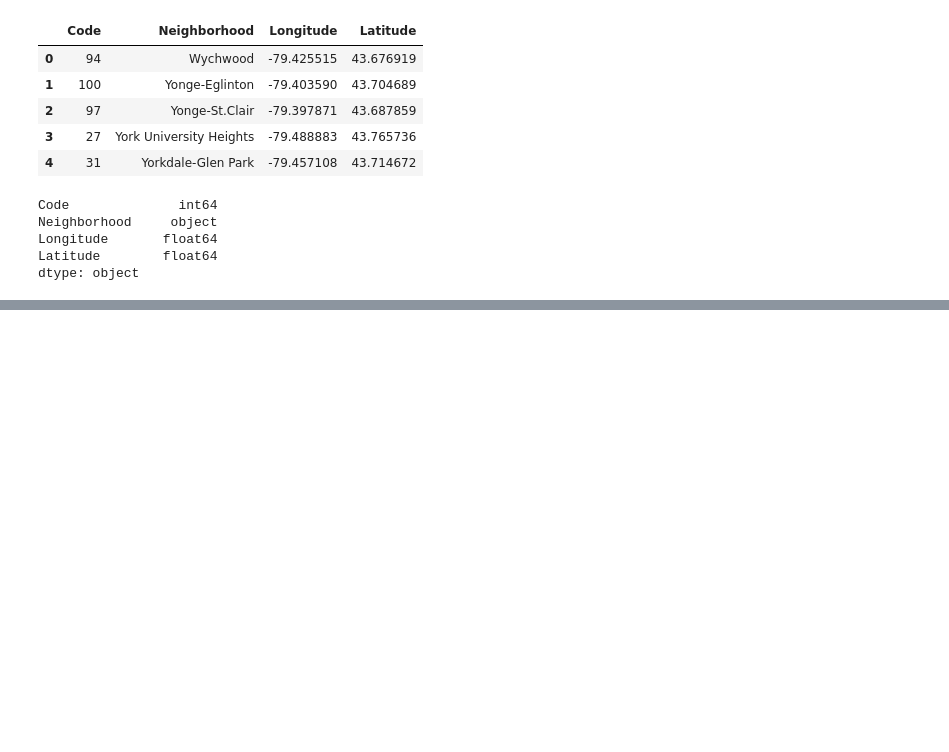
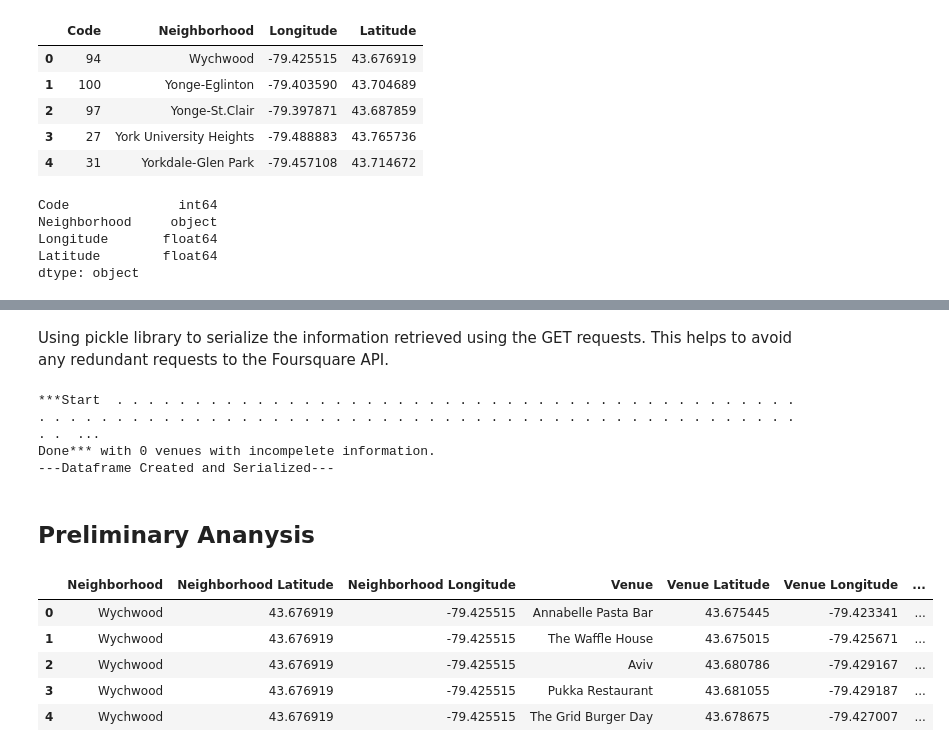
Before and after one commit to agprasanna/Coursera_Capstone, a Jupyter notebook: Opening_an_Indian_Restaurant_in_Toronto.ipynb, the cells around one changed output, grey strips where cells are left out. Saved outputs shown, nothing was run; the diff lists cells and outputs as text; code cells hidden in the pictures; blank space fills up the shorter version.

```diff
--- a/Opening_an_Indian_Restaurant_in_Toronto.ipynb
+++ b/Opening_an_Indian_Restaurant_in_Toronto.ipynb
@@ -246,0 +356,41 @@ Considering the above shortcomings, I will use the centeroid of each neighborhoo
+# %% [markdown]
+
+
+Using pickle library to serialize the information retrieved using the GET requests. This helps to avoid any redundant requests to the Foursquare API.
+# %%
+import pickle # This is to serialize and deserialize a Python object structure
+
+try:
+    with open('Toronto_food_venues.pkl', 'rb') as f:
+        Toronto_food_venues = pickle.load(f)
+    print("---Dataframe Existed and Deserialized---")
+except:
+  Toronto_food_venues = getNearbyFoodVenues(names=Toronto_df['Neighborhood'],
+                                            latitudes=Toronto_df['Latitude'],
+                                            longitudes=Toronto_df['Longitude'],
+                                            radius=RADIUS,
+                                            limit=LIMIT)
+
+  with open('Toronto_food_venues.pkl', 'wb') as f:
+    pickle.dump(Toronto_food_venues, f)
+  print("---Dataframe Created and Serialized---")
+# %% [output]
+***Start  . . . . . . . . . . . . . . . . . . . . . . . . . . . . . . . . . . . . . . . . . . . . . . . . . . . . . . . . . . . . . . . . . . . . . . . . . . . . . . . . . . . . . . . . . . . . . . .  ...
+Done*** with 0 venues with incompelete information.
+---Dataframe Created and Serialized---
+# %%
+#save the Food venues as a CSV for future usage.
+Toronto_food_venues.to_csv('TorontoFoodVenues.csv', index = False)
+#Import the geocode data from csv file
+Toronto_food_venues = pd.read_csv("TorontoFoodVenues.csv")
+# %% [markdown]
+## Preliminary Ananysis
+# %%
+Toronto_food_venues.head()
+# %% [output]
+|  | Neighborhood | Neighborhood Latitude | Neighborhood Longitude | Venue | Venue Latitude | Venue Longitude | ... |
+| 0 | Wychwood | 43.676919 | -79.425515 | Annabelle Pasta Bar | 43.675445 | -79.423341 | ... |
+| 1 | Wychwood | 43.676919 | -79.425515 | The Waffle House | 43.675015 | -79.425671 | ... |
+| 2 | Wychwood | 43.676919 | -79.425515 | Aviv | 43.680786 | -79.429167 | ... |
+| 3 | Wychwood | 43.676919 | -79.425515 | Pukka Restaurant | 43.681055 | -79.429187 | ... |
+| 4 | Wychwood | 43.676919 | -79.425515 | The Grid Burger Day | 43.678675 | -79.427007 | ... |
```
Also changed, not shown: parts of 15 cells of this notebook.
